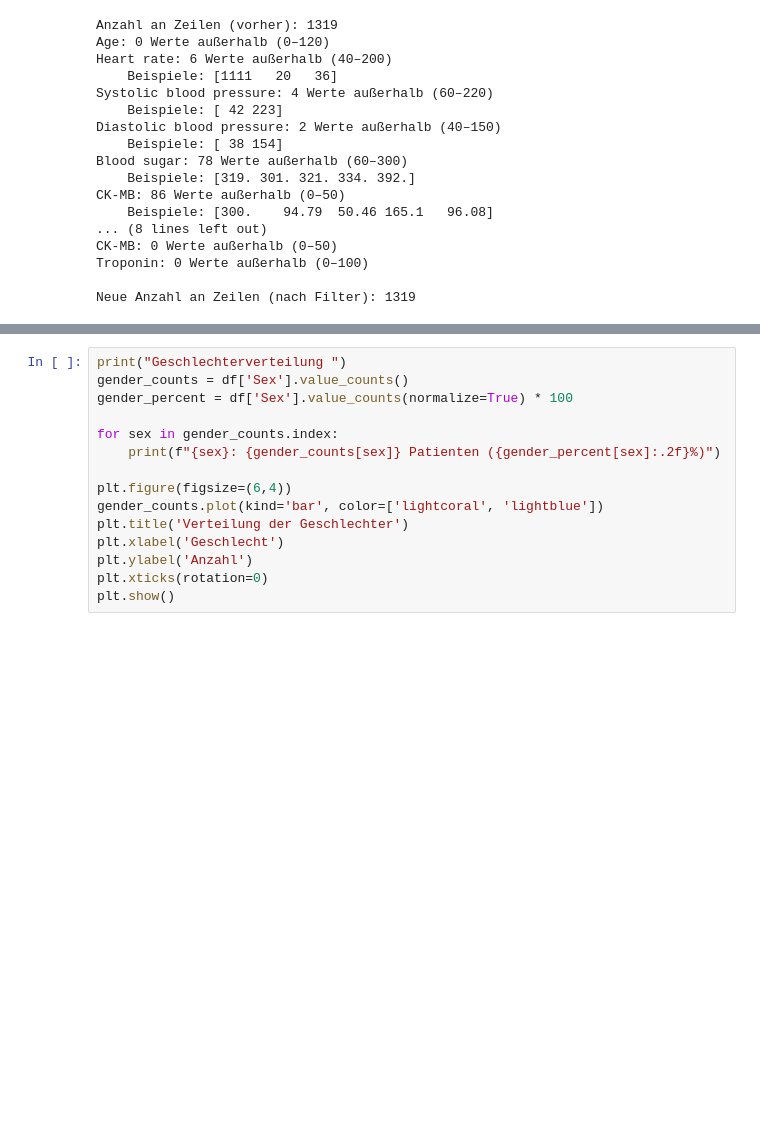
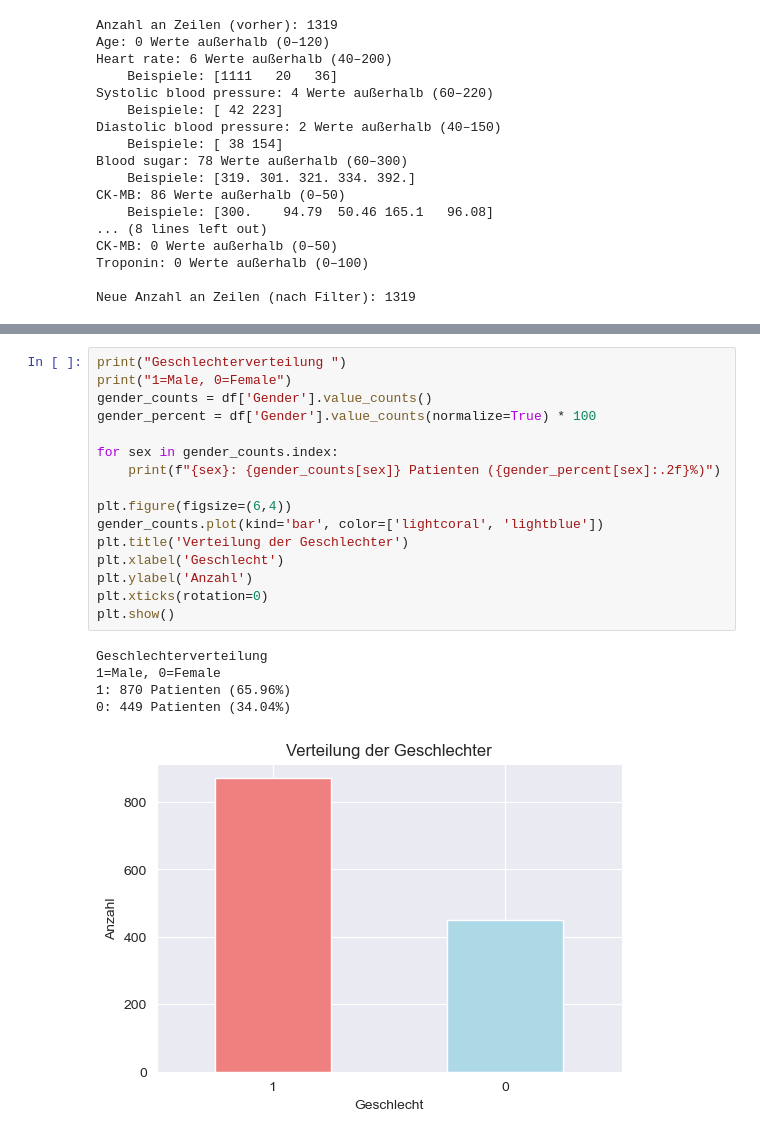
Before and after one commit to ManaTrooo/Asai-Projekt, a Jupyter notebook: DataSet_3.ipynb, the cells around one changed output, grey strips where cells are left out. Drawn from its saved outputs; the diff is of its cells as text; blank space fills up the shorter version.

```diff
--- a/DataSet_3.ipynb
+++ b/DataSet_3.ipynb
@@ -266,16 +280,23 @@ Name: Age, dtype: float64
 [figure]
 # %%
 print("Geschlechterverteilung ")
-gender_counts = df['Sex'].value_counts()
-gender_percent = df['Sex'].value_counts(normalize=True) * 100
+print("1=Male, 0=Female")
+gender_counts = df['Gender'].value_counts()
+gender_percent = df['Gender'].value_counts(normalize=True) * 100
 
 for sex in gender_counts.index:
     print(f"{sex}: {gender_counts[sex]} Patienten ({gender_percent[sex]:.2f}%)")
 
 plt.figure(figsize=(6,4))
 gender_counts.plot(kind='bar', color=['lightcoral', 'lightblue'])
 plt.title('Verteilung der Geschlechter')
 plt.xlabel('Geschlecht')
 plt.ylabel('Anzahl')
 plt.xticks(rotation=0)
 plt.show()
+# %% [output]
+Geschlechterverteilung
+1=Male, 0=Female
+1: 870 Patienten (65.96%)
+0: 449 Patienten (34.04%)
+[figure, added]
```
Also changed, not shown: parts of 13 cells of this notebook, 1 other file.
